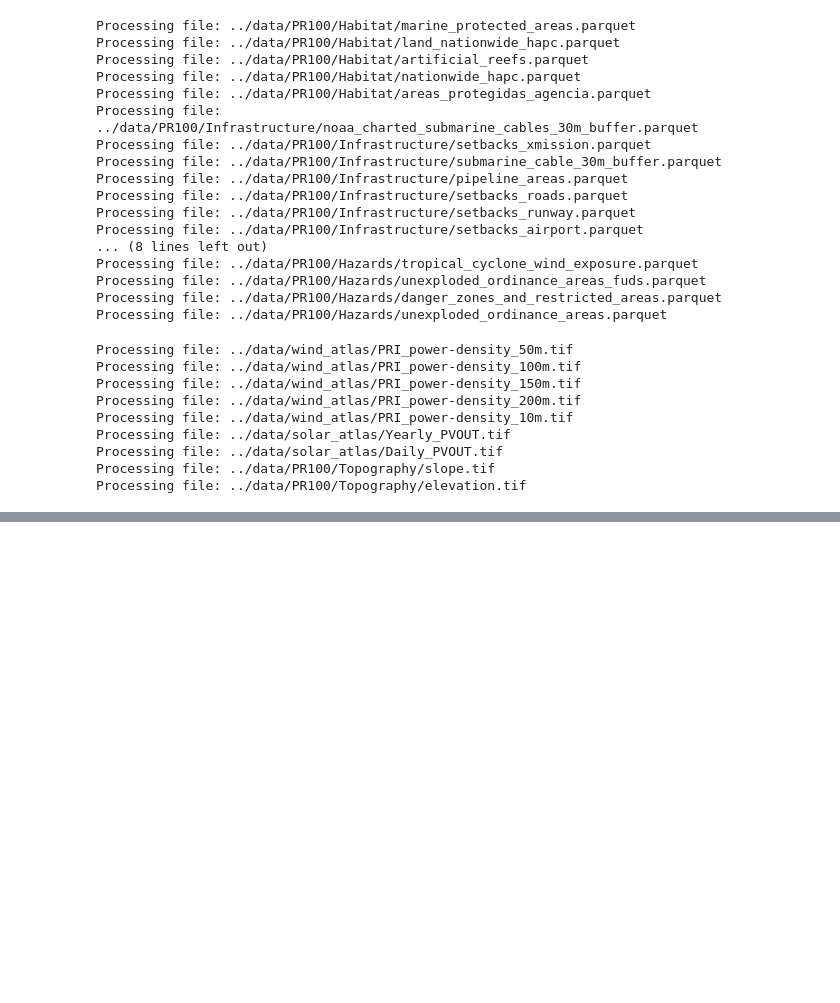
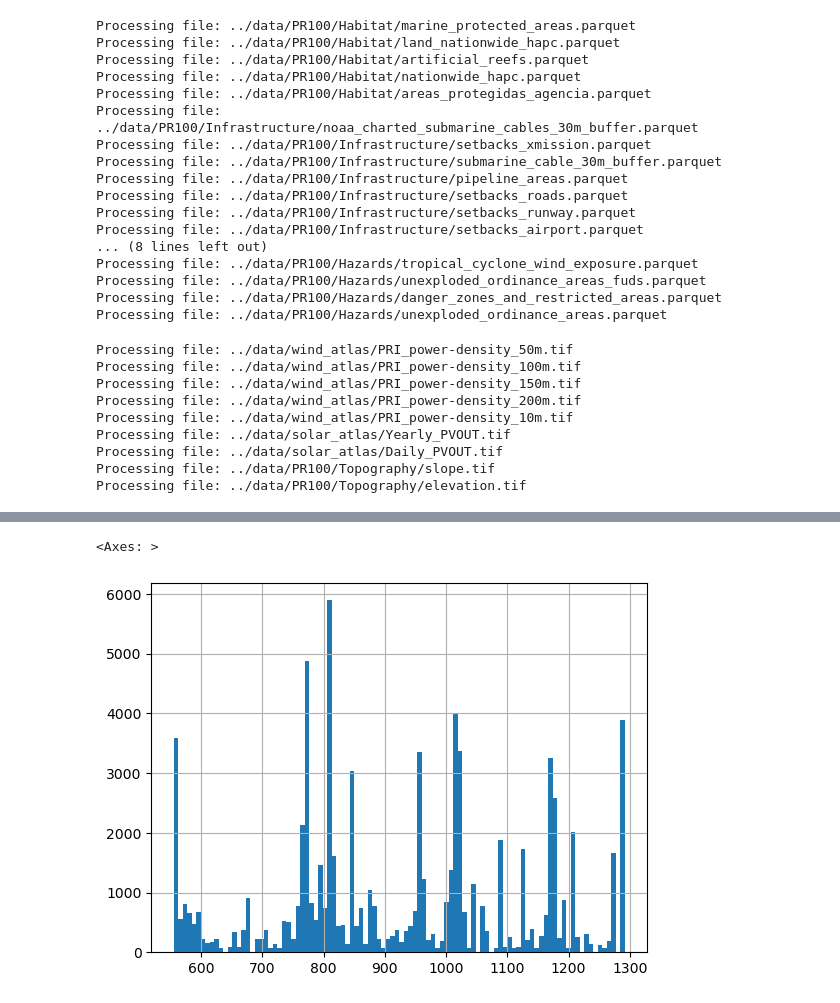
Before and after one commit to karishmathakrar/GreenGridPR, a Jupyter notebook: notebooks/data_preprocessing.ipynb, the cells around one changed output, grey strips where cells are left out. Drawn from its saved outputs; the diff is of its cells as text; code cells hidden in the pictures; blank space fills up the shorter version.

Commit message:
Implemented initial hourly wind power

```diff
--- a/notebooks/data_preprocessing.ipynb
+++ b/notebooks/data_preprocessing.ipynb
@@ -339,0 +372,45 @@ environment_gdf['demand'] = environment_gdf['setbacks_buildings'] * total_power_
+# %%
+def nearest_transmission_distance(row, gdf):
+    if row['setbacks_xmission'] or row['masked']:
+        return 0
+    else:
+        # Calculate distances to all cells where setbacks_xmission is True
+        distances = gdf[gdf['setbacks_xmission']]['geometry'].distance(row['geometry'])
+        # Return the minimum distance
+        return distances.min()
+# %%
+environment_gdf['nearest_transmission_dist'] = environment_gdf.apply(nearest_transmission_distance, gdf=environment_gdf, axis=1)
+# %%
+wind_data = pd.read_csv('../data/generation_and_demand/wind_generation.csv')
+
+# Pivot the table to have hours as columns and latitude, longitude as multi-index
+wind_data_pivot = wind_data.pivot_table(index=['latitude', 'longitude'], columns='utc_hour', values='power_kW')
+
+unique_coords = np.array([list(idx) for idx in wind_data_pivot.index])
+
+tree = KDTree(unique_coords)
+
+wind_data_pivot.reset_index(inplace=True)
+
+wind_data_gdf = gpd.GeoDataFrame(
+    wind_data_pivot,
+    geometry=[Point(xy) for xy in zip(wind_data_pivot.longitude, wind_data_pivot.latitude)]
+)
+
+# Set the current CRS to EPSG:4326 (latitude-longitude)
+wind_data_gdf.set_crs(epsg=4326, inplace=True)
+
+# Transform to the desired CRS (EPSG:32161)
+wind_data_gdf = wind_data_gdf.to_crs(epsg=32161)
+# %%
+nearest_wind_data = gpd.sjoin_nearest(environment_gdf, wind_data_gdf, how='left', distance_col="distance")
+
+for hour in range(24):  # For each hour from 0 to 23
+    # Extract the wind data for the specific hour and add it to environment_gdf
+    column_name = f'wind_power_{hour}'
+    environment_gdf[column_name] = nearest_wind_data.apply(lambda row: row[hour], axis=1)
+# %%
+nearest_wind_data[0].hist(bins=100)
+# %% [output]
+<Axes: >
+[figure, added]
```
Also changed, not shown: parts of 22 cells of this notebook, 2 other files.
